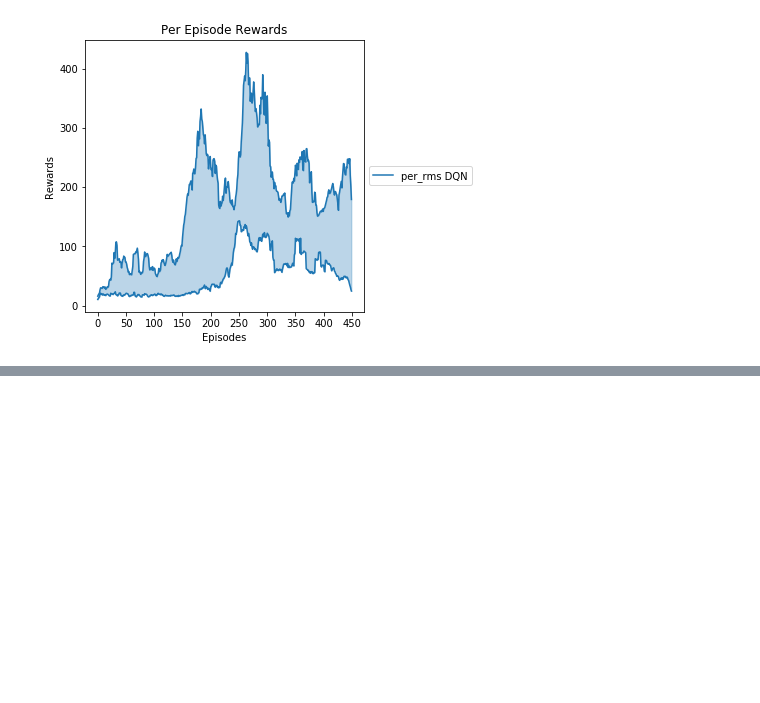
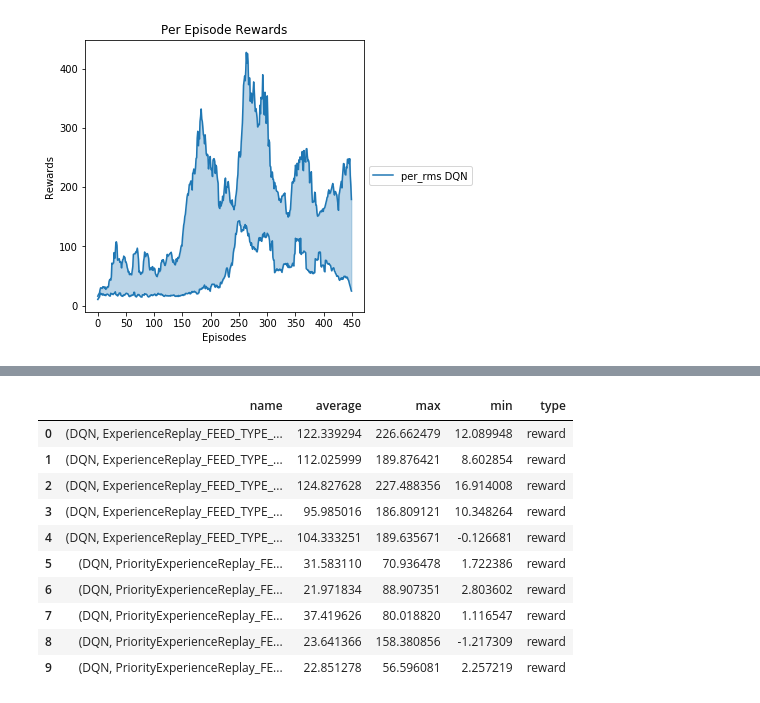
Before and after one commit to josiahls/fast-reinforcement-learning, a Jupyter notebook: docs_src/rl.agents.dqn.ipynb, the cells around one changed output, grey strips where cells are left out. Cells and saved outputs as stored; diff of their text form; code cells hidden in the pictures; blank space fills up the shorter version.

```diff
--- a/docs_src/rl.agents.dqn.ipynb
+++ b/docs_src/rl.agents.dqn.ipynb
@@ -149,0 +156,14 @@ CartPole envs might be too simple for PER to be effective. We will be expecting
+# %%
+per_group_interp.analysis
+# %% [output]
+|  | name | average | max | min | type |
+| 0 | (DQN, ExperienceReplay_FEED_TYPE_... | 122.339294 | 226.662479 | 12.089948 | reward |
+| 1 | (DQN, ExperienceReplay_FEED_TYPE_... | 112.025999 | 189.876421 | 8.602854 | reward |
+| 2 | (DQN, ExperienceReplay_FEED_TYPE_... | 124.827628 | 227.488356 | 16.914008 | reward |
+| 3 | (DQN, ExperienceReplay_FEED_TYPE_... | 95.985016 | 186.809121 | 10.348264 | reward |
+| 4 | (DQN, ExperienceReplay_FEED_TYPE_... | 104.333251 | 189.635671 | -0.126681 | reward |
+| 5 | (DQN, PriorityExperienceReplay_FE... | 31.583110 | 70.936478 | 1.722386 | reward |
+| 6 | (DQN, PriorityExperienceReplay_FE... | 21.971834 | 88.907351 | 2.803602 | reward |
+| 7 | (DQN, PriorityExperienceReplay_FE... | 37.419626 | 80.018820 | 1.116547 | reward |
+| 8 | (DQN, PriorityExperienceReplay_FE... | 23.641366 | 158.380856 | -1.217309 | reward |
+| 9 | (DQN, PriorityExperienceReplay_FE... | 22.851278 | 56.596081 | 2.257219 | reward |
```
Also changed, not shown: parts of 5 cells of this notebook, 31 other files.
